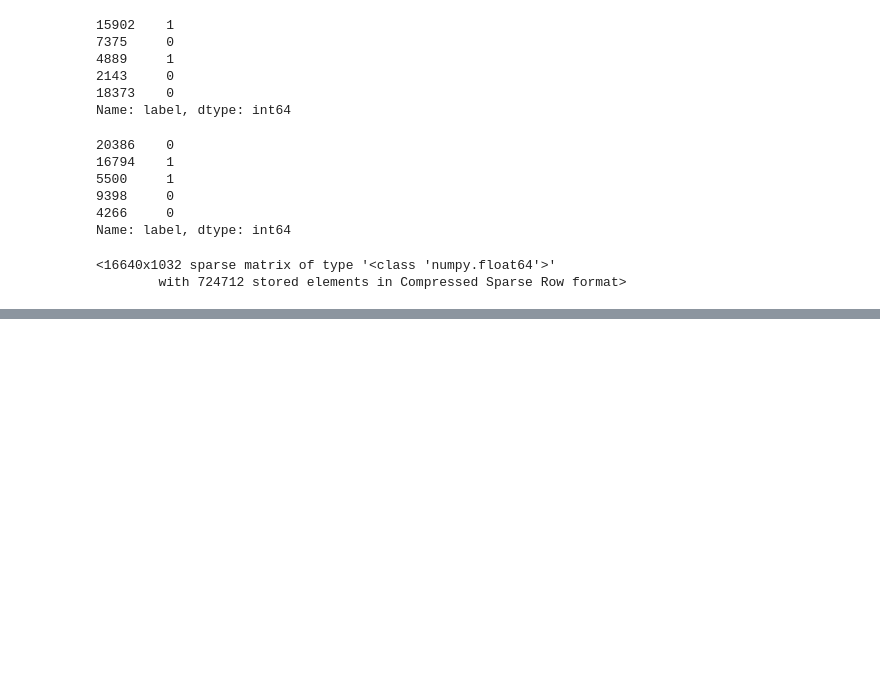
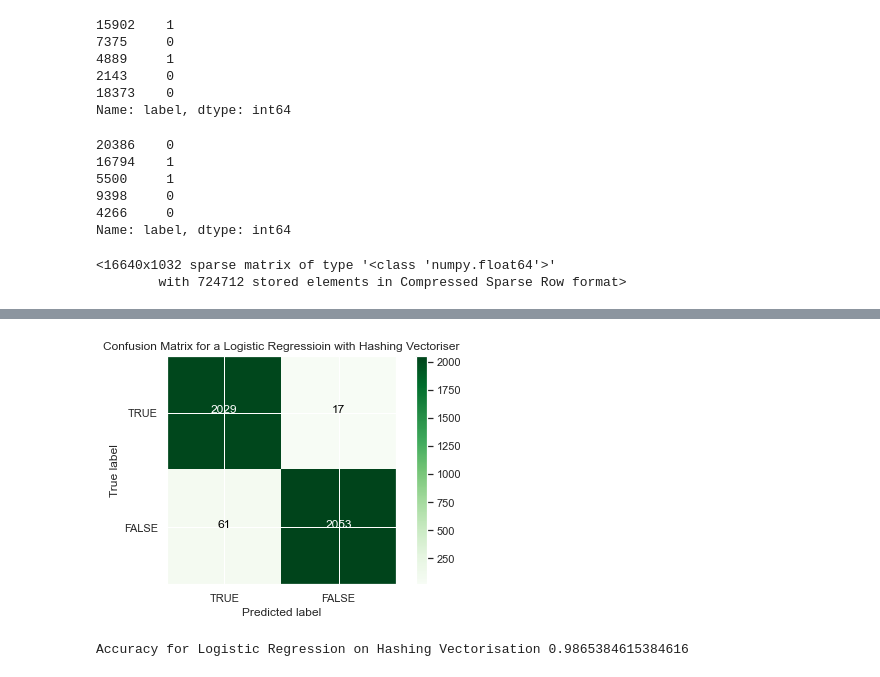
Before and after one commit to edologgerbird/fake-news-classifier, a Jupyter notebook: fake-news-classifier.ipynb, the cells around one changed output, grey strips where cells are left out. Saved outputs shown, nothing was run; the diff lists cells and outputs as text; code cells hidden in the pictures; blank space fills up the shorter version.

```diff
--- a/fake-news-classifier.ipynb
+++ b/fake-news-classifier.ipynb
@@ -258,0 +290,4 @@ Unsupervised learning was not effective in discriminating real and fake news. Th
+# %%
+# Logistic Regression
+
+logistic_reg = LogisticRegression(C=1000, max_iter=1000)
@@ -258,0 +304,15 @@ Unsupervised learning was not effective in discriminating real and fake news. Th
+# %%
+hashing_log_cm = metrics.confusion_matrix(y_test, hashing_log_pred, labels = [0,1])
+plot_confusion_matrix(hashing_log_cm , classes=['TRUE', 'FAKE'], title = 'Confusion Matrix for a Logistic Regressioin with Hashing Vectoriser')
+# %% [output]
+[figure, added]
+# %%
+# TF-IDF Vectoriser
+
+logistic_reg.fit(tfidf_train,y_train)
+tfidf_log_pred = logistic_reg.predict(tfidf_test)
+tfidf_log_acc = metrics.accuracy_score(y_test,tfidf_log_pred)
+
+print("Accuracy for Logistic Regression on TF-IDF Vectorisation", tfidf_log_acc)
+# %% [output]
+Accuracy for Logistic Regression on Hashing Vectorisation 0.9865384615384616
```
Also changed, not shown: parts of 22 cells of this notebook, 1 other file.
